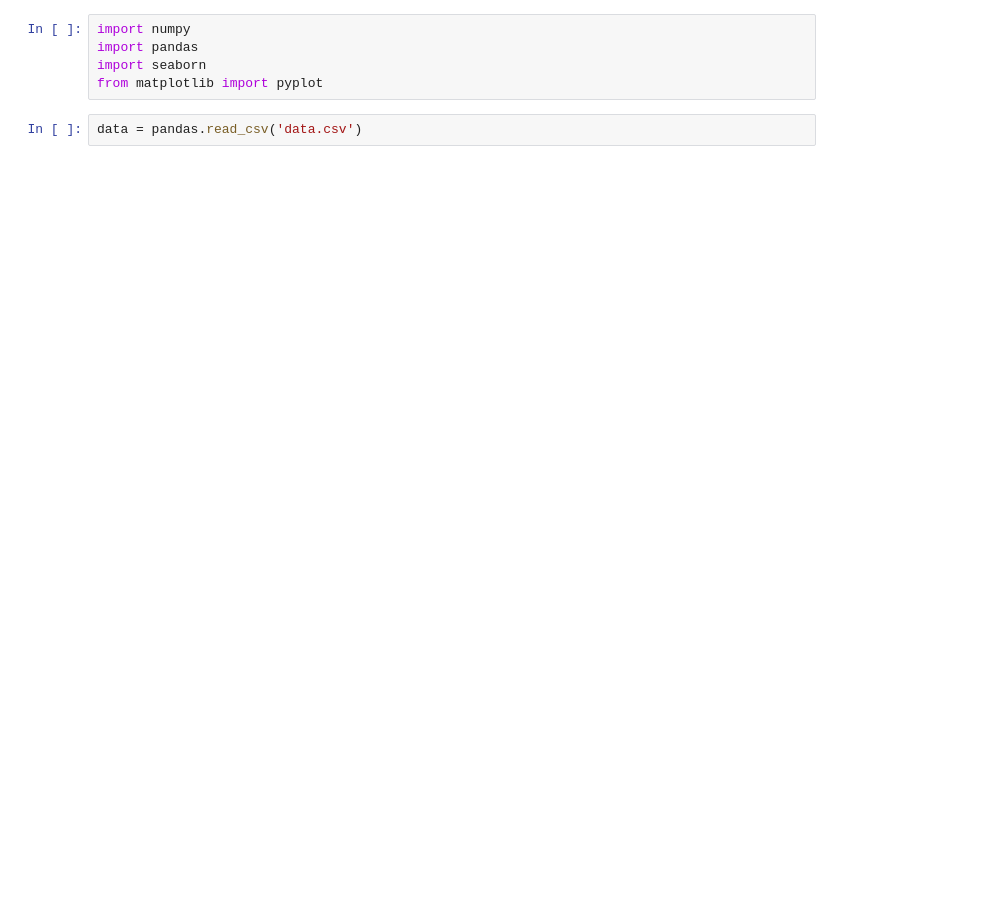
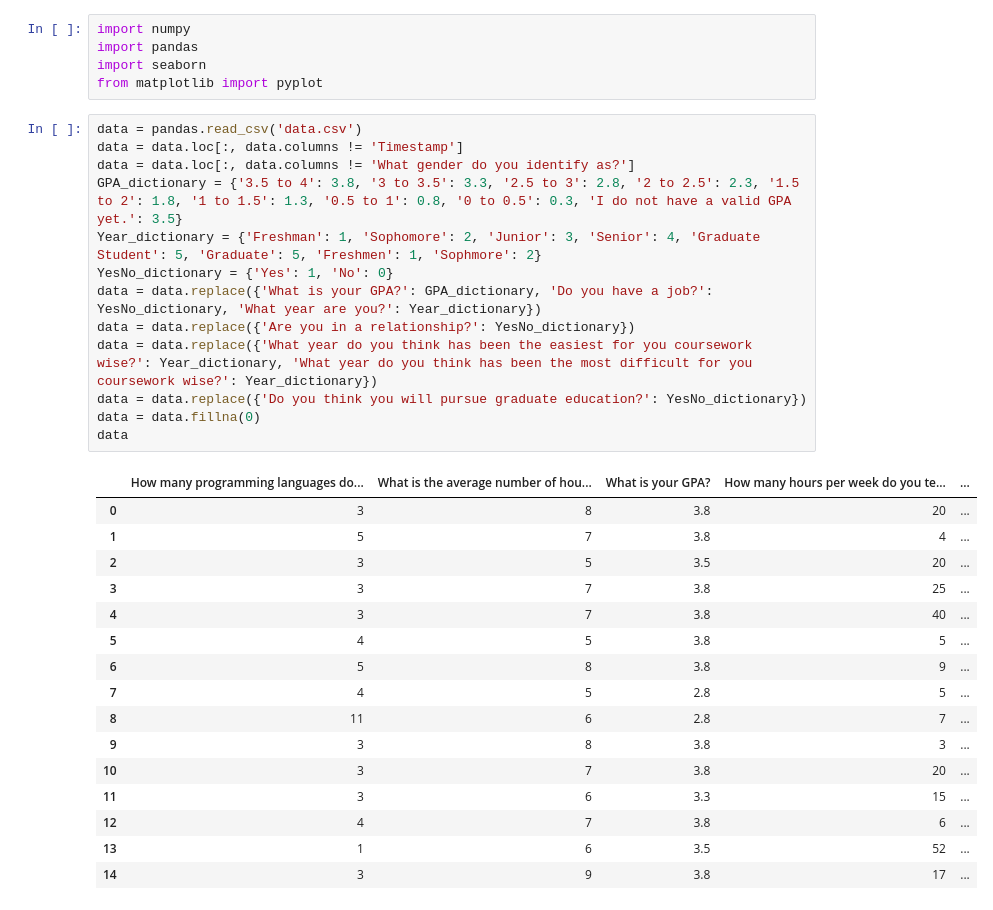
Before and after one commit to NicholasZolton/GDSCDataWorkshop, a Jupyter notebook: data_workshop_seaborn.ipynb, the cells around one changed output. Cells and saved outputs as stored; diff of their text form; blank space fills up the shorter version.

```diff
--- a/data_workshop_seaborn.ipynb
+++ b/data_workshop_seaborn.ipynb
@@ -3,5 +3,33 @@ import numpy
 import pandas
 import seaborn
 from matplotlib import pyplot
-# %%
-data = pandas.read_csv('data.csv')
+# %%
+data = pandas.read_csv('data.csv')
+data = data.loc[:, data.columns != 'Timestamp']
+data = data.loc[:, data.columns != 'What gender do you identify as?']
+GPA_dictionary = {'3.5 to 4': 3.8, '3 to 3.5': 3.3, '2.5 to 3': 2.8, '2 to 2.5': 2.3, '1.5 to 2': 1.8, '1 to 1.5': 1.3, '0.5 to 1': 0.8, '0 to 0.5': 0.3, 'I do not have a valid GPA yet.': 3.5}
+Year_dictionary = {'Freshman': 1, 'Sophomore': 2, 'Junior': 3, 'Senior': 4, 'Graduate Student': 5, 'Graduate': 5, 'Freshmen': 1, 'Sophmore': 2}
+YesNo_dictionary = {'Yes': 1, 'No': 0}
+data = data.replace({'What is your GPA?': GPA_dictionary, 'Do you have a job?': YesNo_dictionary, 'What year are you?': Year_dictionary})
+data = data.replace({'Are you in a relationship?': YesNo_dictionary})
+data = data.replace({'What year do you think has been the easiest for you coursework wise?': Year_dictionary, 'What year do you think has been the most difficult for you coursework wise?': Year_dictionary})
+data = data.replace({'Do you think you will pursue graduate education?': YesNo_dictionary})
+data = data.fillna(0)
+data
+# %% [output]
+|  | How many programming languages do... | What is the average number of hou... | What is your GPA? | How many hours per week do you te... | ... |
+| 0 | 3 | 8 | 3.8 | 20 | ... |
+| 1 | 5 | 7 | 3.8 | 4 | ... |
+| 2 | 3 | 5 | 3.5 | 20 | ... |
+| 3 | 3 | 7 | 3.8 | 25 | ... |
+| 4 | 3 | 7 | 3.8 | 40 | ... |
+| 5 | 4 | 5 | 3.8 | 5 | ... |
+| 6 | 5 | 8 | 3.8 | 9 | ... |
+| 7 | 4 | 5 | 2.8 | 5 | ... |
+| 8 | 11 | 6 | 2.8 | 7 | ... |
+| 9 | 3 | 8 | 3.8 | 3 | ... |
+| 10 | 3 | 7 | 3.8 | 20 | ... |
+| 11 | 3 | 6 | 3.3 | 15 | ... |
+| 12 | 4 | 7 | 3.8 | 6 | ... |
+| 13 | 1 | 6 | 3.5 | 52 | ... |
+| 14 | 3 | 9 | 3.8 | 17 | ... |
```
Also changed, not shown: parts of 5 cells of this notebook, 1 other file.
